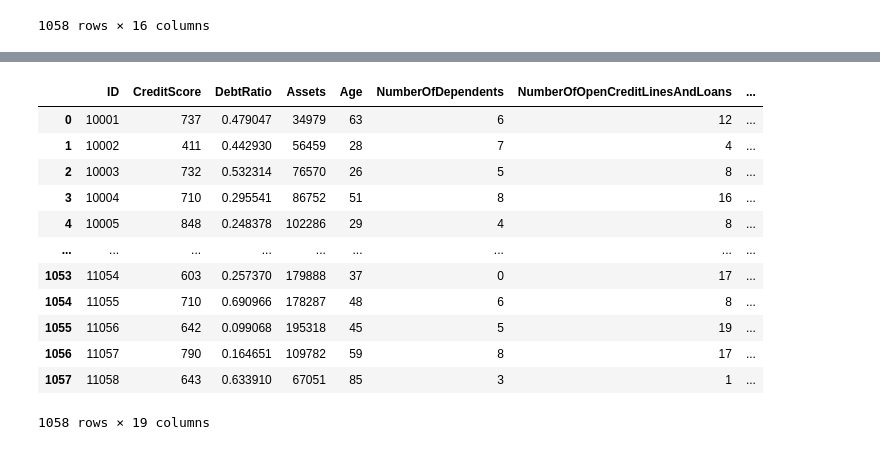
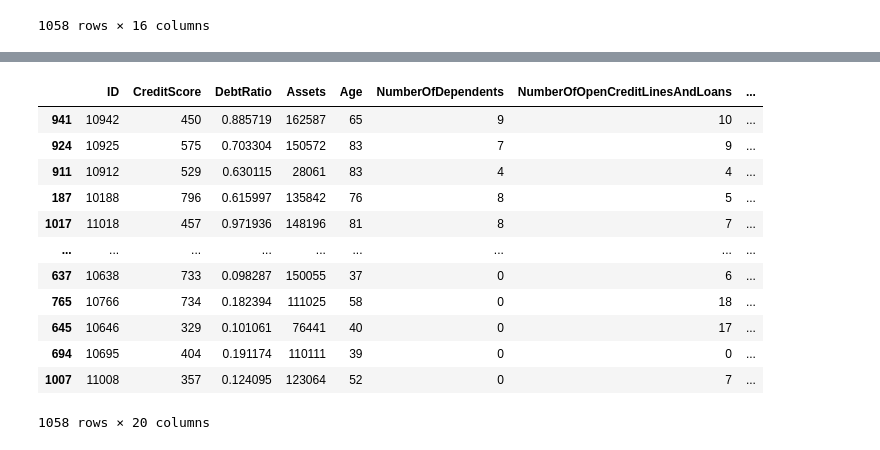
Before and after one commit to JuanDiegoArroyave/Proyecto-Analitica-3, a Jupyter notebook: Finanzas_propio/Analitica.ipynb, the cells around one changed output, grey strips where cells are left out. Drawn from its saved outputs; the diff is of its cells as text; code cells hidden in the pictures.

Commit message:
Generación de archivo con tasas

```diff
--- a/Finanzas_propio/Analitica.ipynb
+++ b/Finanzas_propio/Analitica.ipynb
@@ -315,7 +315,7 @@ nuevos
 1058 rows × 16 columns
 # %%
 # Implementación de la opción 1
-def calcular_interes_riesgo_1(row, factor_recuperacion=0.5):
+def calcular_interes_riesgo_1(row, factor_recuperacion=0.2):
     monto = row['NewLoanApplication']
     riesgo = row['predict']
     interes_riesgo = monto * riesgo * (1 - factor_recuperacion)
@@ -342,58 +360,63 @@ nuevos
 # %%
-import pandas as pd
-
-# Crear una copia para no modificar el DataFrame original
-clientes = nuevos.copy()
-
-# Definir una función para calcular la tasa adicional basada en reglas
-def calcular_tasa_adicional(row):
-    tasa = 0  # Base adicional es 0%
+def calcular_tasa_adicional_con_predict(row):
+    tasa = 0
 
     # Regla para DebtRatio
     if row['DebtRatio'] < 0.3:
-        tasa += 1  # 1%
+        tasa += 1
     elif 0.3 <= row['DebtRatio'] <= 0.6:
-        tasa += 3  # 3%
+        tasa += 3
     else:
-        tasa += 5  # 5%
+        tasa += 5
 
     # Regla para Age
     if row['Age'] < 25:
-        tasa += 2  # 2%
+        tasa += 3
     elif row['Age'] > 60:
-        tasa += 3  # 3%
+        tasa += 4
 
     # Regla para NumberOfDependents
     if row['NumberOfDependents'] == 0:
-        tasa += 0  # Sin ajuste
-    elif row['NumberOfDependents'] <= 2:
-        tasa += 1  # 1%
+        tasa += 0
+    elif row['NumberOfDependents'] <= 3:
+        tasa += 2
     else:
-        tasa += 2  # 2%
+        tasa += 4
 
     # Regla para EmploymentLength
     if row['EmploymentLength'] < 1:
-        tasa += 5  # 5%
+        tasa += 7
     elif 1 <= row['EmploymentLength'] <= 5:
-        tasa += 2  # 2%
+        tasa += 3
+
+    # Regla para Predict
+    if row['predict'] > 0.7:
+        tasa += 7  # Clientes de alto riesgo
+    elif 0.4 <= row['predict'] <= 0.7:
+        tasa += 5  # Clientes de riesgo moderado
+    elif 0.2 <= row['predict'] <= 0.4:
+        tasa += 3  # Clientes de riesgo moderado
+    else:
+        tasa += 1  # Clientes de bajo riesgo
 
     return tasa
 
 # Aplicar la función al DataFrame
-clientes['TasaAdicional_Reglas'] = clientes.apply(calcular_tasa_adicional, axis=1)/100
+clientes['TasaAdicional_Reglas_Predict'] = clientes.apply(calcular_tasa_adicional_con_predict, axis=1)/100
 
-clientes
+# Revisar resultados
+clientes.sort_values("TasaAdicional_Reglas_Predict", ascending=False)
 # %% [output]
 |  | ID | CreditScore | DebtRatio | Assets | Age | NumberOfDependents | NumberOfOpenCreditLinesAndLoans | ... |
-| 0 | 10001 | 737 | 0.479047 | 34979 | 63 | 6 | 12 | ... |
-| 1 | 10002 | 411 | 0.442930 | 56459 | 28 | 7 | 4 | ... |
-| 2 | 10003 | 732 | 0.532314 | 76570 | 26 | 5 | 8 | ... |
-| 3 | 10004 | 710 | 0.295541 | 86752 | 51 | 8 | 16 | ... |
-| 4 | 10005 | 848 | 0.248378 | 102286 | 29 | 4 | 8 | ... |
+| 941 | 10942 | 450 | 0.885719 | 162587 | 65 | 9 | 10 | ... |
+| 924 | 10925 | 575 | 0.703304 | 150572 | 83 | 7 | 9 | ... |
+| 911 | 10912 | 529 | 0.630115 | 28061 | 83 | 4 | 4 | ... |
+| 187 | 10188 | 796 | 0.615997 | 135842 | 76 | 8 | 5 | ... |
+| 1017 | 11018 | 457 | 0.971936 | 148196 | 81 | 8 | 7 | ... |
 | ... | ... | ... | ... | ... | ... | ... | ... | ... |
-| 1053 | 11054 | 603 | 0.257370 | 179888 | 37 | 0 | 17 | ... |
-| 1054 | 11055 | 710 | 0.690966 | 178287 | 48 | 6 | 8 | ... |
-| 1055 | 11056 | 642 | 0.099068 | 195318 | 45 | 5 | 19 | ... |
-| 1056 | 11057 | 790 | 0.164651 | 109782 | 59 | 8 | 17 | ... |
-| 1057 | 11058 | 643 | 0.633910 | 67051 | 85 | 3 | 1 | ... |
+| 637 | 10638 | 733 | 0.098287 | 150055 | 37 | 0 | 6 | ... |
+| 765 | 10766 | 734 | 0.182394 | 111025 | 58 | 0 | 18 | ... |
+| 645 | 10646 | 329 | 0.101061 | 76441 | 40 | 0 | 17 | ... |
+| 694 | 10695 | 404 | 0.191174 | 110111 | 39 | 0 | 0 | ... |
+| 1007 | 11008 | 357 | 0.124095 | 123064 | 52 | 0 | 7 | ... |
-1058 rows × 19 columns
+1058 rows × 20 columns
```
Also changed, not shown: parts of 12 cells of this notebook, 1 other file.
